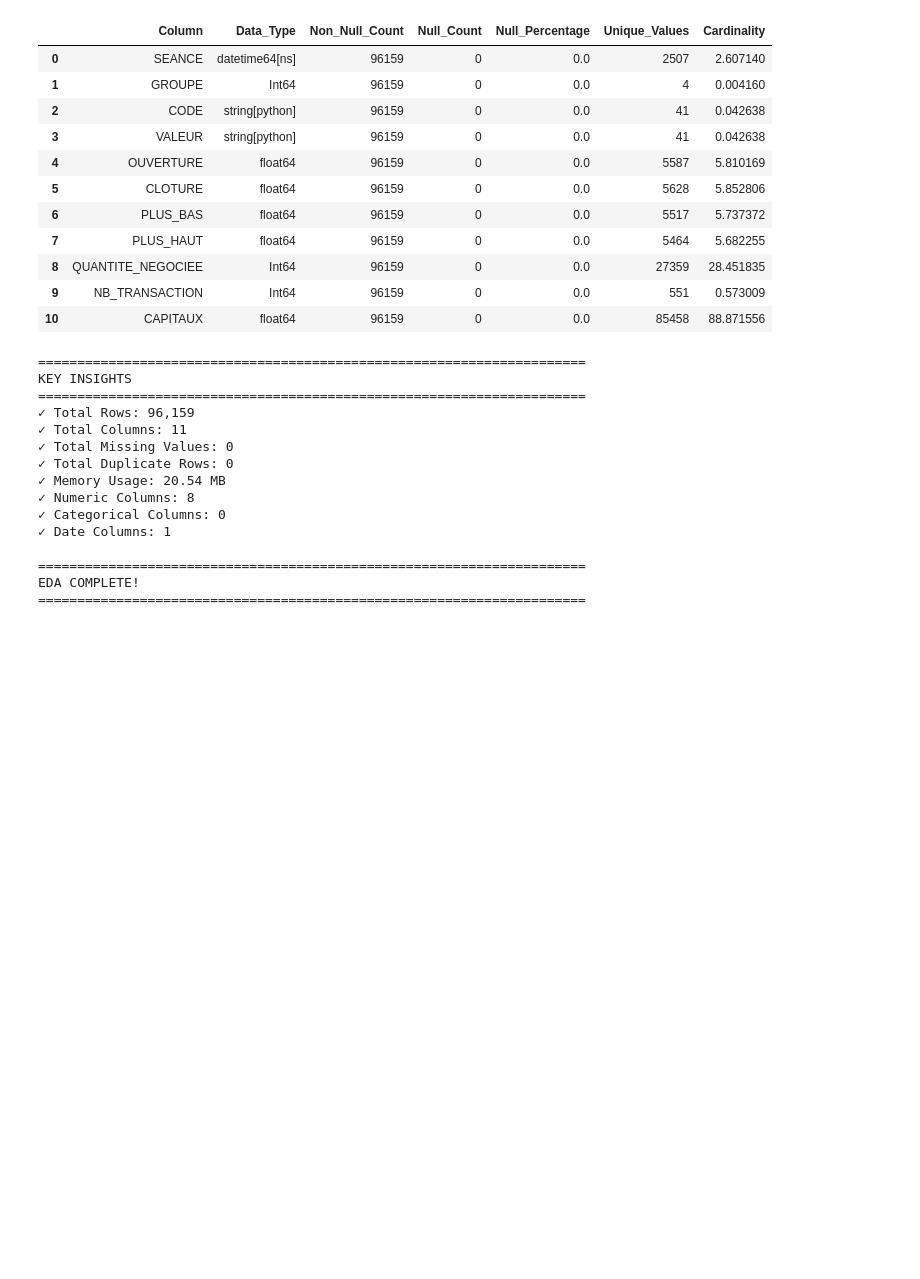
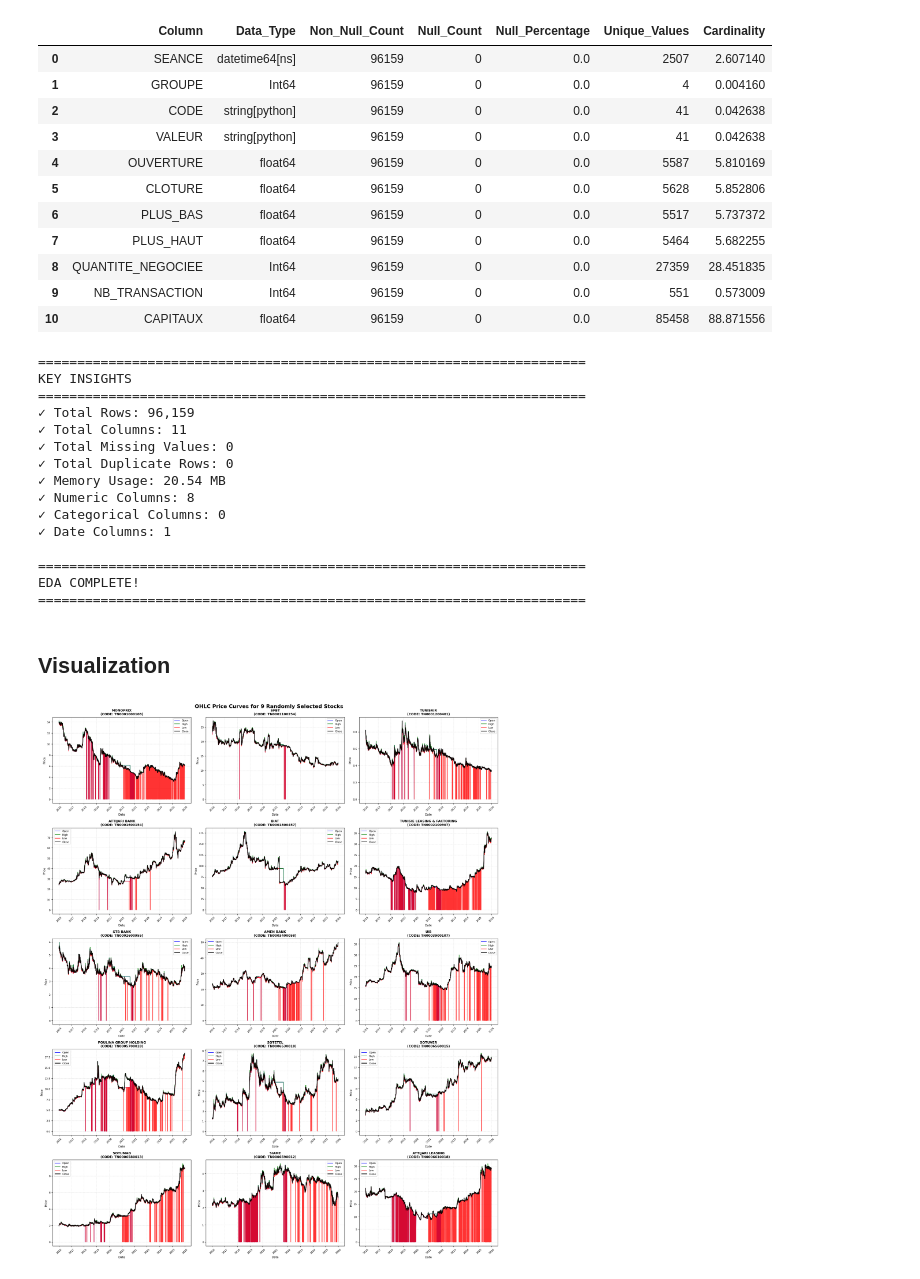
Before and after one commit to YassineBen-Yahia/TuniTrAIde, a Jupyter notebook: Forecasting/forecasting_notebook.ipynb, the cells around one changed output. Saved outputs shown, nothing was run; the diff lists cells and outputs as text; code cells hidden in the pictures; blank space fills up the shorter version.

```diff
--- a/Forecasting/forecasting_notebook.ipynb
+++ b/Forecasting/forecasting_notebook.ipynb
@@ -2838,3 +2838,46 @@ KEY INSIGHTS
 ======================================================================
 EDA COMPLETE!
 ======================================================================
+# %% [markdown]
+## Visualization
+# %%
+# Get all unique CODEs
+sample_codes = dataset['CODE'].unique().tolist()[:15]
+
+# Create 3x3 subplot grid
+fig, axes = plt.subplots(5, 3, figsize=(20, 24))
+axes = axes.flatten()
+
+# Plot each stock
+for idx, code in enumerate(sample_codes):
+    # Filter data for this CODE
+    stock_data = dataset[dataset['CODE'] == code].sort_values('SEANCE').reset_index(drop=True)
+
+    # Get stock name
+    valeur = stock_data['VALEUR'].iloc[0]
+
+    # Plot OHLC curves
+    axes[idx].plot(stock_data['SEANCE'], stock_data['OUVERTURE'],
+                   label='Open', color='blue', linewidth=1.5, alpha=0.8)
+    axes[idx].plot(stock_data['SEANCE'], stock_data['PLUS_HAUT'],
+                   label='High', color='green', linewidth=1.5, alpha=0.8)
+    axes[idx].plot(stock_data['SEANCE'], stock_data['PLUS_BAS'],
+                   label='Low', color='red', linewidth=1.5, alpha=0.8)
+    axes[idx].plot(stock_data['SEANCE'], stock_data['CLOTURE'],
+                   label='Close', color='black', linewidth=2, alpha=0.9)
+
+    # Formatting
+    axes[idx].set_title(f'{valeur}\n(CODE: {code})', fontsize=10, fontweight='bold')
+    axes[idx].set_xlabel('Date', fontsize=9)
+    axes[idx].set_ylabel('Price', fontsize=9)
+    axes[idx].legend(loc='best', fontsize=8)
+    axes[idx].grid(alpha=0.3, linestyle='--')
+    axes[idx].tick_params(axis='x', rotation=45, labelsize=8)
+    axes[idx].tick_params(axis='y', labelsize=8)
+
+plt.tight_layout()
+plt.suptitle('OHLC Price Curves for 9 Randomly Selected Stocks',
+             fontsize=16, fontweight='bold', y=1.002)
+plt.show()
+# %% [output]
+[figure, added]
```
Also changed, not shown: parts of 26 cells of this notebook.
